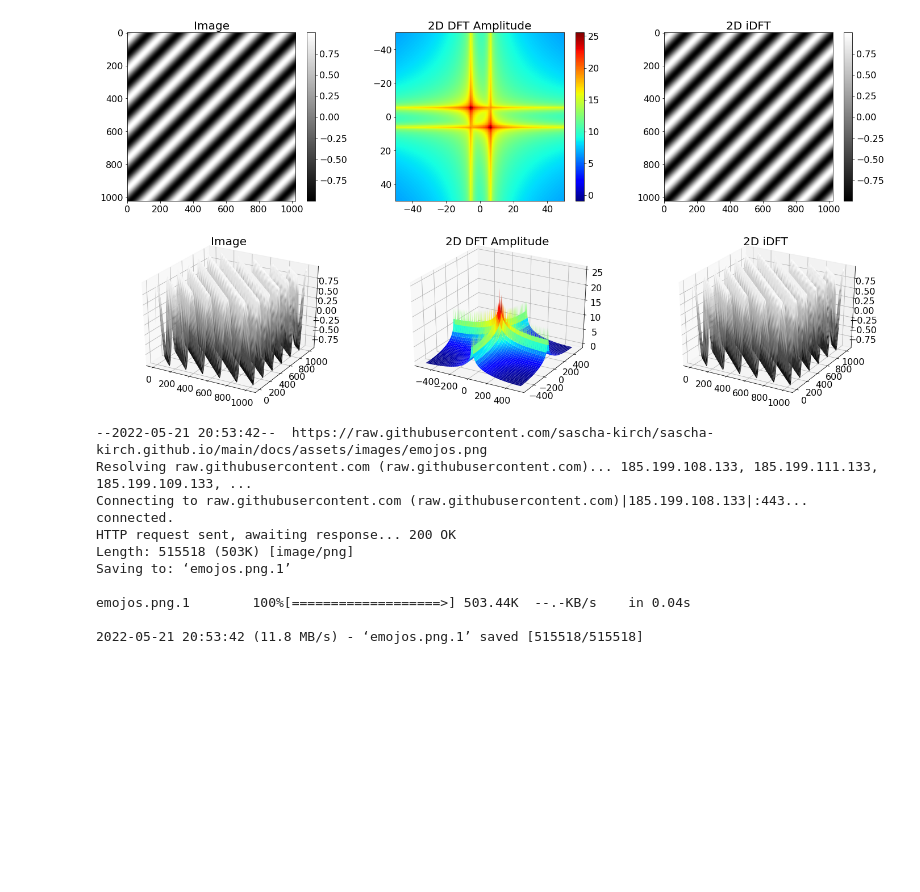
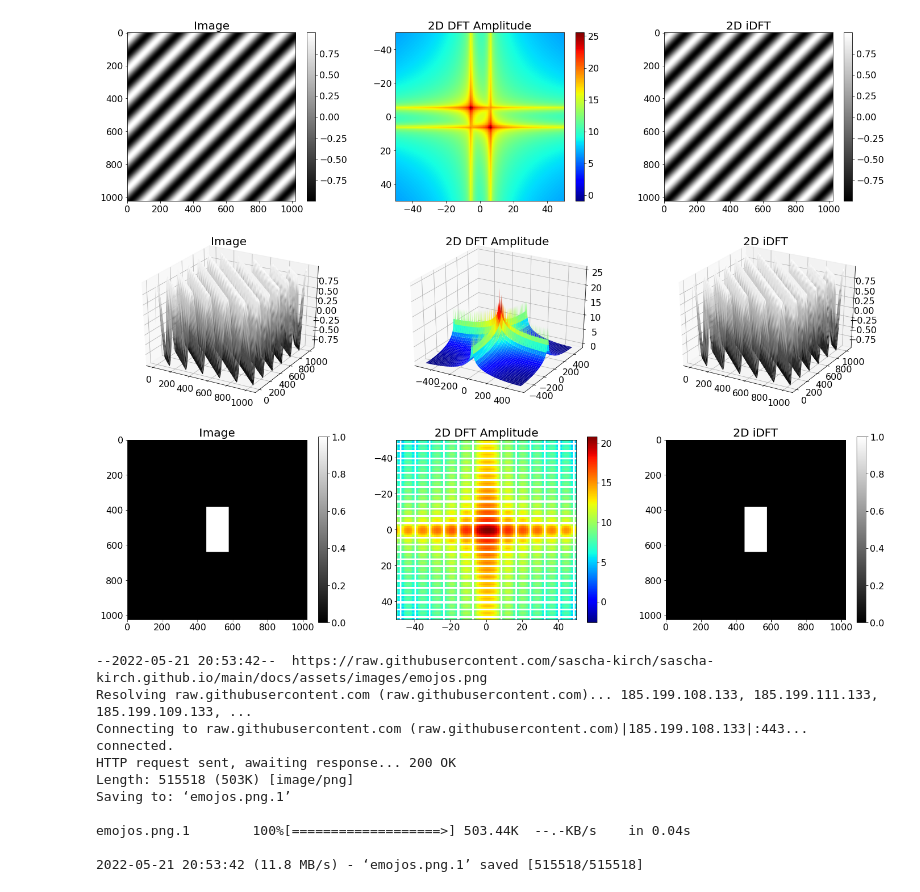
Before and after one commit to sascha-kirch/ML_Notebooks, a Jupyter notebook: 2D_FFTs.ipynb, the cells around one changed output. Drawn from its saved outputs; the diff is of its cells as text; code cells hidden in the pictures; blank space fills up the shorter version.

Commit message:
scaling optionally for amplitude spectrum

```diff
--- a/2D_FFTs.ipynb
+++ b/2D_FFTs.ipynb
@@ -67,7 +67,7 @@ plt.colorbar()
 <matplotlib.colorbar.Colorbar at 0x...>
 [figure]
 # %%
-def PlotFFT(image, plot3D = True, realFFT = False, plotPhase = True, xlim = None, ylim=None):
+def PlotFFT(image, plot3D = True, realFFT = False, plotPhase = True, scaleAmplitude = True, xlim = None, ylim=None):
 
   # Spectrum calculation
   if realFFT:
@@ -86,9 +86,11 @@ def PlotFFT(image, plot3D = True, realFFT = False, plotPhase = True, xlim = None
       -int(np.shape(spectrum)[-1]/2),int(np.shape(spectrum)[-1]/2),
       int(np.shape(spectrum)[-2]/2),-int(np.shape(spectrum)[-2]/2)]
 
-  amplitude_spectrum = np.log( #scaling in amplitude
-        np.abs(spectrum)**2 # amplitudes of complex spectrum
-    )
+  amplitude_spectrum = np.abs(spectrum)**2 # amplitudes of complex spectrum
+
+  if scaleAmplitude:
+    amplitude_spectrum = np.log(amplitude_spectrum)
+
   if plotPhase:
     phase_spectrum = np.angle(spectrum)
     columns = 4
@@ -190,5 +192,9 @@ PlotFFT(DiagonalSine(shape=(1024,1024), wavelength=128, angle = np.pi/4),plot3D
 # %% [output]
 [figure]
+# %%
+PlotFFT(VerticalRect(shape=(1024,1024)),plot3D = False,realFFT = False, plotPhase = False, scaleAmplitude = True, xlim=[-50,50], ylim=[50,-50])
+# %% [output]
+[figure, added]
 # %%
 !wget https://raw.githubusercontent.com/sascha-kirch/sascha-kirch.github.io/main/docs/assets/images/emojos.png
 # %% [output]
```
Also changed, not shown: parts of 6 cells of this notebook.
